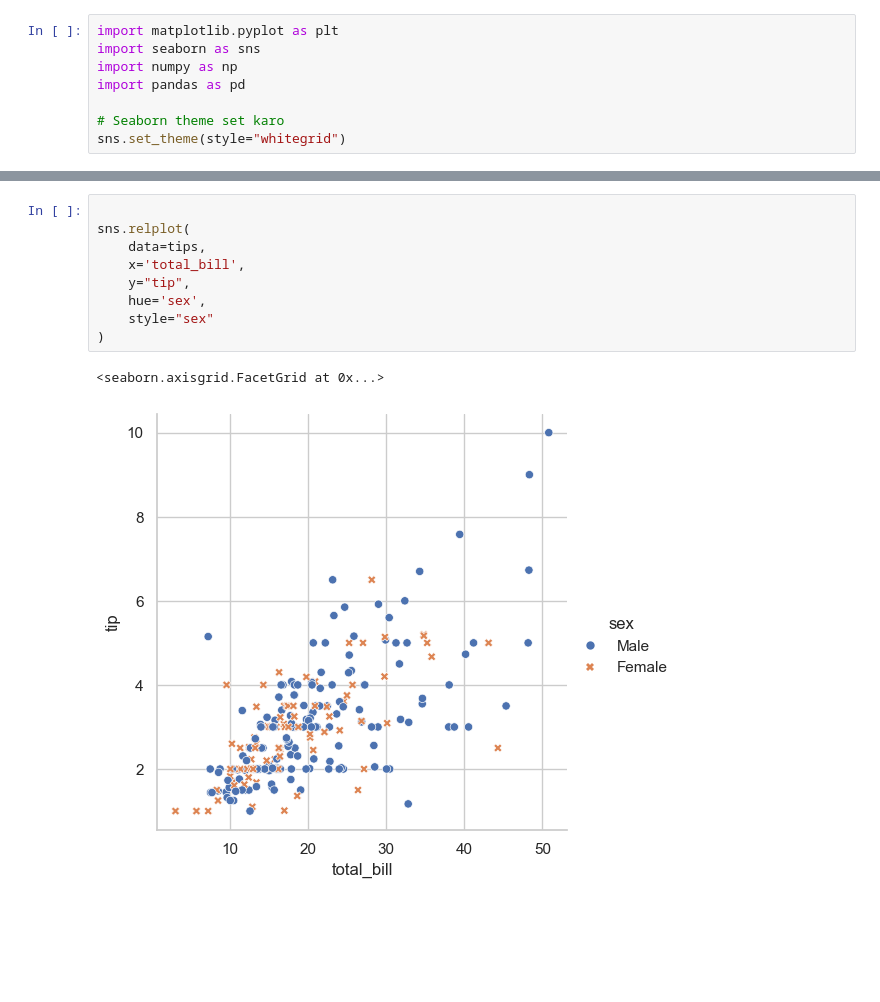
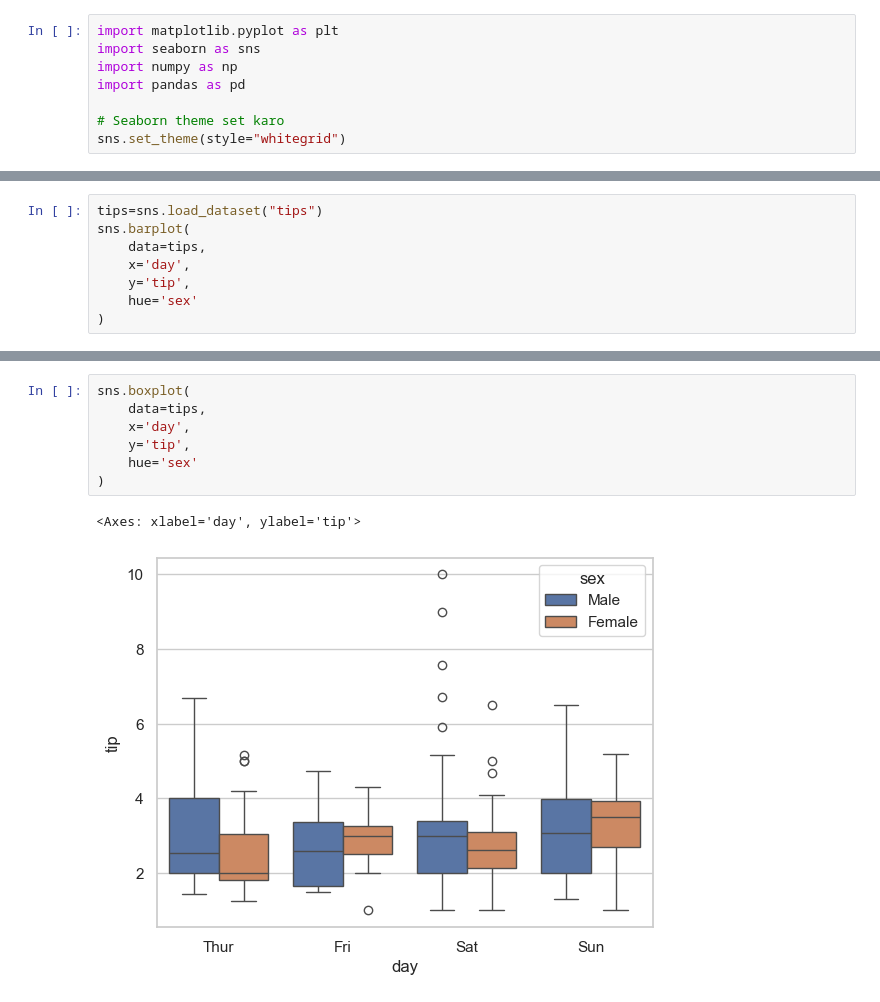
Before and after one commit to muhammadabid236159/AI-100-days-, a Jupyter notebook: 10_Seaborn/day27_seaborn.ipynb, the cells around one changed output, grey strips where cells are left out. Cells and saved outputs as stored; diff of their text form; blank space fills up the shorter version.

```diff
--- a/10_Seaborn/day27_seaborn.ipynb
+++ b/10_Seaborn/day27_seaborn.ipynb
@@ -41,0 +76,8 @@ sns.get_dataset_names()
+# %%
+tips=sns.load_dataset("tips")
+sns.barplot(
+    data=tips,
+    x='day',
+    y='tip',
+    hue='sex'
+)
@@ -42,12 +87,10 @@ sns.get_dataset_names()
 # %%
-
-sns.relplot(
+sns.boxplot(
     data=tips,
-    x='total_bill',
-    y="tip",
-    hue='sex',
-    style="sex"
+    x='day',
+    y='tip',
+    hue='sex'
 )
 # %% [output]
-<seaborn.axisgrid.FacetGrid at 0x...>
+<Axes: xlabel='day', ylabel='tip'>
-[figure, old version]
+[figure, new version]
```
Also changed, not shown: parts of 5 cells of this notebook, 1 other file.
